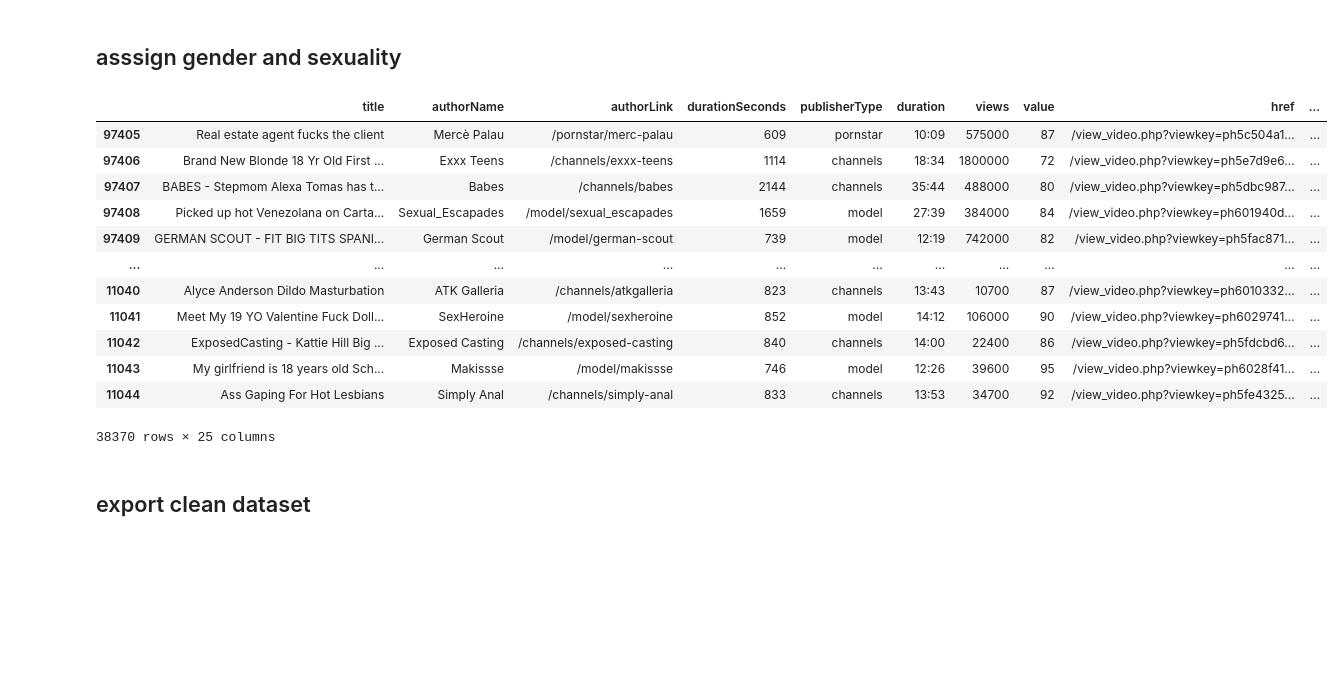
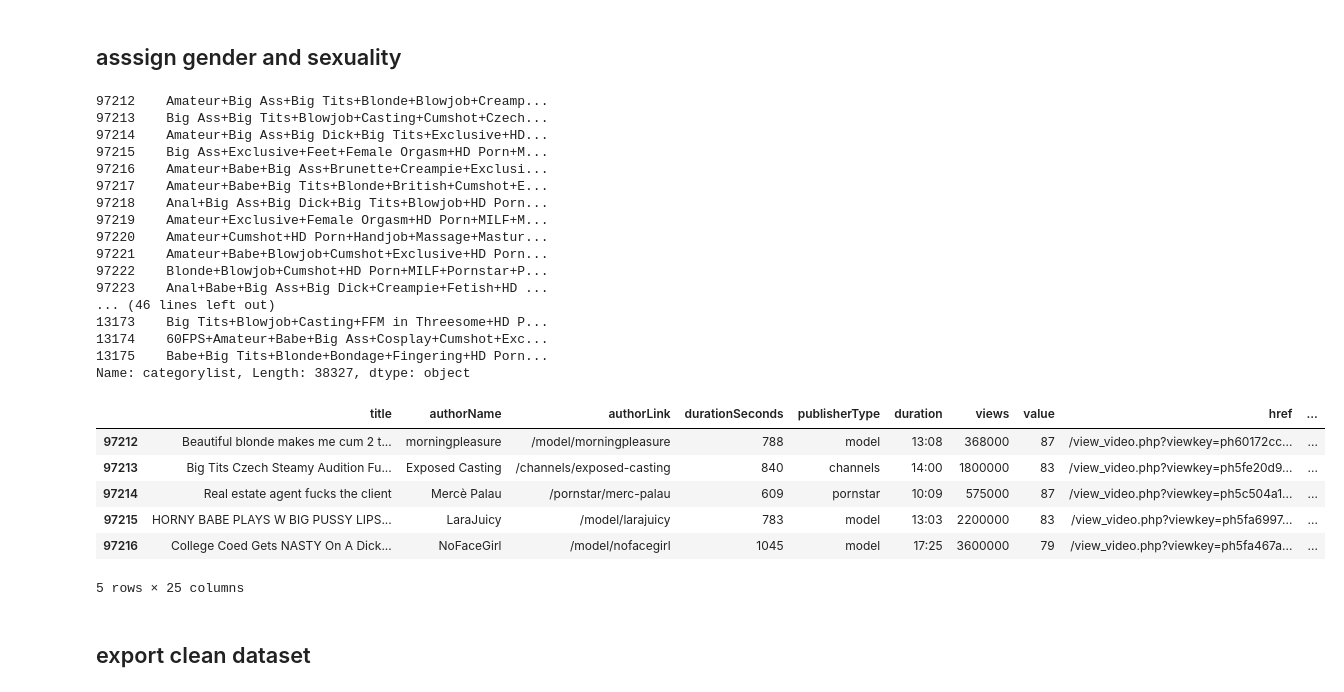
Before and after one commit to tracking-exposed/experiments-data, a Jupyter notebook: potests/potest_12-19feb/cleaning_potrex_19feb.ipynb, the cells around one changed output. Saved outputs shown, nothing was run; the diff lists cells and outputs as text; code cells hidden in the pictures; blank space fills up the shorter version.

```diff
--- a/potests/potest_12-19feb/cleaning_potrex_19feb.ipynb
+++ b/potests/potest_12-19feb/cleaning_potrex_19feb.ipynb
@@ -148,24 +148,39 @@ dataset_output.loc[dataset_output.who == 13,"orientamento"] = "Ragazze"
 dataset_output.loc[dataset_output.who == 14,"orientamento"] = "Ragazze"
 dataset_output.loc[dataset_output.who == 15,"orientamento"] = "Ragazze"
 dataset_output.loc[dataset_output.who == 16,"orientamento"] = "Ragazze"
+# %%
+dataset_output['categorylist']= dataset_output['categorylist'].str.replace(r" \(.*\)", "")
+dataset_output.categorylist
+# %% [output]
+97212    Amateur+Big Ass+Big Tits+Blonde+Blowjob+Creamp...
+97213    Big Ass+Big Tits+Blowjob+Casting+Cumshot+Czech...
+97214    Amateur+Big Ass+Big Dick+Big Tits+Exclusive+HD...
+97215    Big Ass+Exclusive+Feet+Female Orgasm+HD Porn+M...
+97216    Amateur+Babe+Big Ass+Brunette+Creampie+Exclusi...
+97217    Amateur+Babe+Big Tits+Blonde+British+Cumshot+E...
+97218    Anal+Big Ass+Big Dick+Big Tits+Blowjob+HD Porn...
+97219    Amateur+Exclusive+Female Orgasm+HD Porn+MILF+M...
+97220    Amateur+Cumshot+HD Porn+Handjob+Massage+Mastur...
+97221    Amateur+Babe+Blowjob+Cumshot+Exclusive+HD Porn...
+97222    Blonde+Blowjob+Cumshot+HD Porn+MILF+Pornstar+P...
+97223    Anal+Babe+Big Ass+Big Dick+Creampie+Fetish+HD ...
+... (46 lines left out)
+13173    Big Tits+Blowjob+Casting+FFM in Threesome+HD P...
+13174    60FPS+Amateur+Babe+Big Ass+Cosplay+Cumshot+Exc...
+13175    Babe+Big Tits+Blonde+Bondage+Fingering+HD Porn...
+Name: categorylist, Length: 38327, dtype: object
 # %%
 dataset_output['macrolist']= dataset_output['macrolist'].str.split("-")
 dataset_output['categorylist']= dataset_output['categorylist'].str.split("+")
-dataset_output
+dataset_output.head()
 # %% [output]
 |  | title | authorName | authorLink | durationSeconds | publisherType | duration | views | value | href | ... |
-| 97405 | Real estate agent fucks the client | Mercè Palau | /pornstar/merc-palau | 609 | pornstar | 10:09 | 575000 | 87 | /view_video.php?viewkey=ph5c504a1... | ... |
-| 97406 | Brand New Blonde 18 Yr Old First ... | Exxx Teens | /channels/exxx-teens | 1114 | channels | 18:34 | 1800000 | 72 | /view_video.php?viewkey=ph5e7d9e6... | ... |
-| 97407 | BABES - Stepmom Alexa Tomas has t... | Babes | /channels/babes | 2144 | channels | 35:44 | 488000 | 80 | /view_video.php?viewkey=ph5dbc987... | ... |
-| 97408 | Picked up hot Venezolana on Carta... | Sexual_Escapades | /model/sexual_escapades | 1659 | model | 27:39 | 384000 | 84 | /view_video.php?viewkey=ph601940d... | ... |
-| 97409 | GERMAN SCOUT - FIT BIG TITS SPANI... | German Scout | /model/german-scout | 739 | model | 12:19 | 742000 | 82 | /view_video.php?viewkey=ph5fac871... | ... |
-| ... | ... | ... | ... | ... | ... | ... | ... | ... | ... | ... |
-| 11040 | Alyce Anderson Dildo Masturbation | ATK Galleria | /channels/atkgalleria | 823 | channels | 13:43 | 10700 | 87 | /view_video.php?viewkey=ph6010332... | ... |
-| 11041 | Meet My 19 YO Valentine Fuck Doll... | SexHeroine | /model/sexheroine | 852 | model | 14:12 | 106000 | 90 | /view_video.php?viewkey=ph6029741... | ... |
-| 11042 | ExposedCasting - Kattie Hill Big ... | Exposed Casting | /channels/exposed-casting | 840 | channels | 14:00 | 22400 | 86 | /view_video.php?viewkey=ph5fdcbd6... | ... |
-| 11043 | My girlfriend is 18 years old Sch... | Makissse | /model/makissse | 746 | model | 12:26 | 39600 | 95 | /view_video.php?viewkey=ph6028f41... | ... |
-| 11044 | Ass Gaping For Hot Lesbians | Simply Anal | /channels/simply-anal | 833 | channels | 13:53 | 34700 | 92 | /view_video.php?viewkey=ph5fe4325... | ... |
+| 97212 | Beautiful blonde makes me cum 2 t... | morningpleasure | /model/morningpleasure | 788 | model | 13:08 | 368000 | 87 | /view_video.php?viewkey=ph60172cc... | ... |
+| 97213 | Big Tits Czech Steamy Audition Fu... | Exposed Casting | /channels/exposed-casting | 840 | channels | 14:00 | 1800000 | 83 | /view_video.php?viewkey=ph5fe20d9... | ... |
+| 97214 | Real estate agent fucks the client | Mercè Palau | /pornstar/merc-palau | 609 | pornstar | 10:09 | 575000 | 87 | /view_video.php?viewkey=ph5c504a1... | ... |
+| 97215 | HORNY BABE PLAYS W BIG PUSSY LIPS... | LaraJuicy | /model/larajuicy | 783 | model | 13:03 | 2200000 | 83 | /view_video.php?viewkey=ph5fa6997... | ... |
+| 97216 | College Coed Gets NASTY On A Dick... | NoFaceGirl | /model/nofacegirl | 1045 | model | 17:25 | 3600000 | 79 | /view_video.php?viewkey=ph5fa467a... | ... |
-38370 rows × 25 columns
+5 rows × 25 columns
 # %% [markdown]
 ## export clean dataset
 # %%
```
Also changed, not shown: 1 other file.
